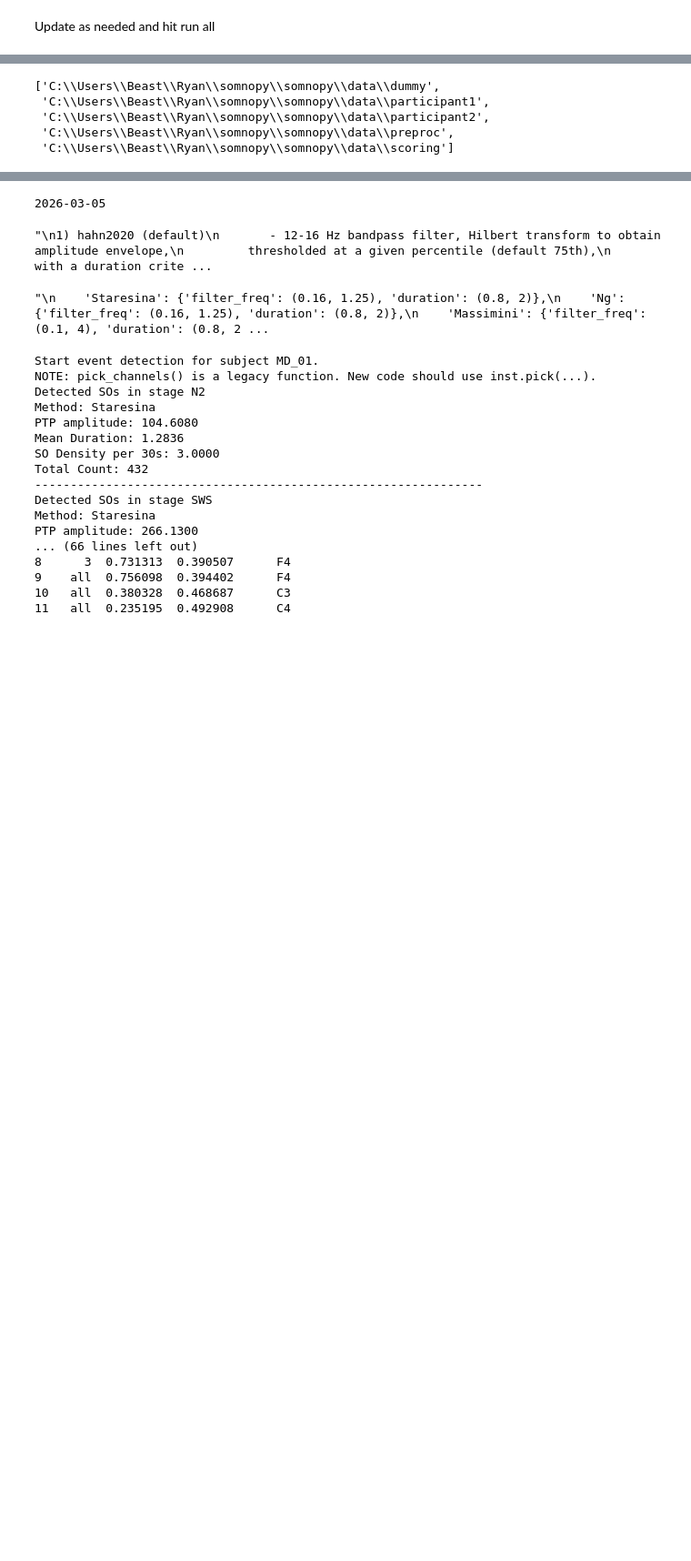
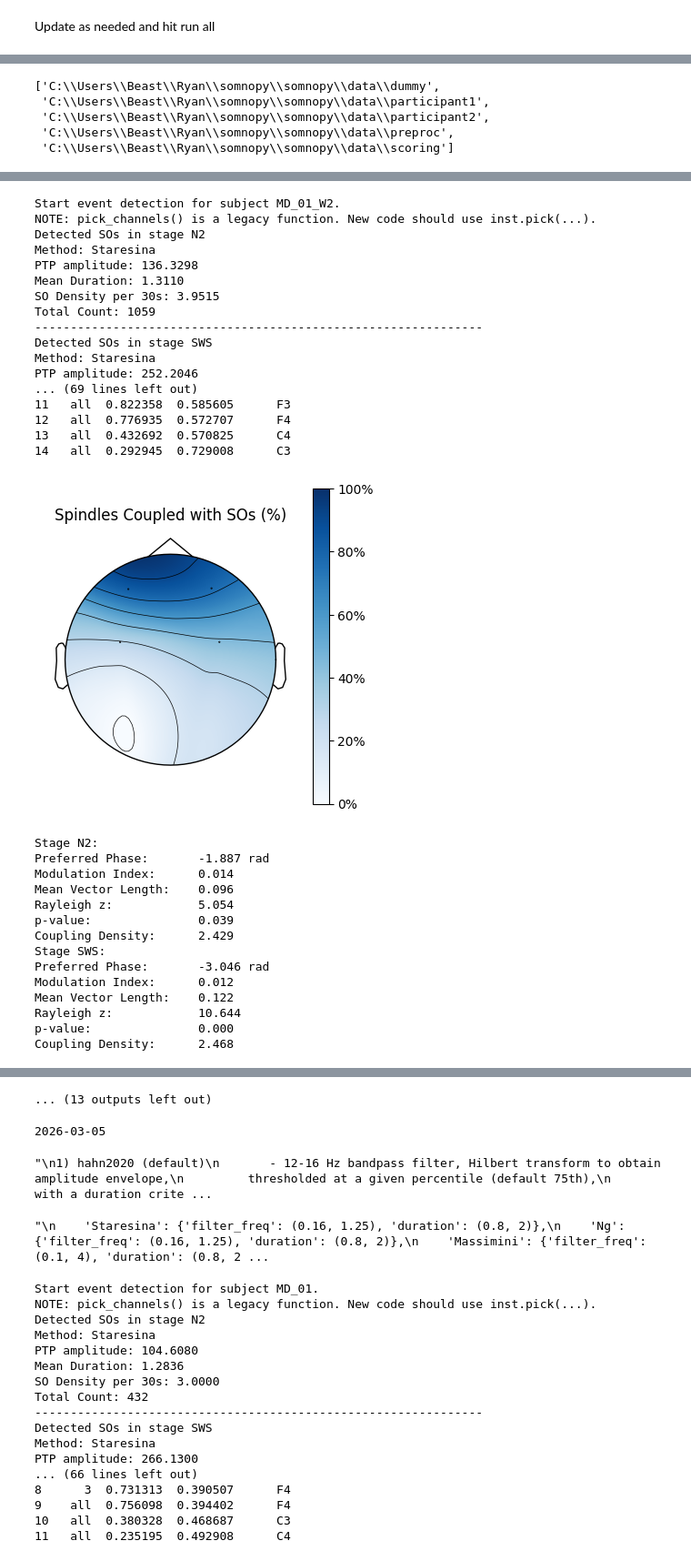
Before and after one commit to Somneuro-Lab-UMass/somnopy-v2, a Jupyter notebook: SPSO_Coupling_Notebook.ipynb, the cells around one changed output, grey strips where cells are left out. Shown at 91% size. Cells and saved outputs as stored; diff of their text form; code cells hidden in the pictures; blank space fills up the shorter version.

```diff
--- a/SPSO_Coupling_Notebook.ipynb
+++ b/SPSO_Coupling_Notebook.ipynb
@@ -73,17 +73,18 @@ dur_upper = None
 # %%
 #get the folder paths to pass into the get_sosp_for_folder function
 folder_paths = [str(p) for p in Path(data_path).iterdir() if p.is_dir()]
-# %%
-folder_paths
-# %% [output]
-['C:\\Users\\Beast\\Ryan\\somnopy\\somnopy\\data\\dummy',
- 'C:\\Users\\Beast\\Ryan\\somnopy\\somnopy\\data\\participant1',
- 'C:\\Users\\Beast\\Ryan\\somnopy\\somnopy\\data\\participant2',
- 'C:\\Users\\Beast\\Ryan\\somnopy\\somnopy\\data\\preproc',
- 'C:\\Users\\Beast\\Ryan\\somnopy\\somnopy\\data\\scoring']
+# %%
+folder_paths
+# %% [output]
+['C:\\Users\\Beast\\Ryan\\somnopy\\somnopy\\data\\dummy',
+ 'C:\\Users\\Beast\\Ryan\\somnopy\\somnopy\\data\\participant1',
+ 'C:\\Users\\Beast\\Ryan\\somnopy\\somnopy\\data\\participant2',
+ 'C:\\Users\\Beast\\Ryan\\somnopy\\somnopy\\data\\preproc',
+ 'C:\\Users\\Beast\\Ryan\\somnopy\\somnopy\\data\\scoring']
 # %%
 #run coupling analysis
 #figs should auto save out
+#figs now save, future should stem all info (datetime included) and pass to function calls. Currently overwrites past figs
 
 today_str = datetime.now().strftime("%Y-%m-%d")
 
@@ -127,9 +128,6 @@ for folder in folder_paths:
 
     except Exception as e:
         print(f"❌ Error processing {folder}: {e}")
-
-
-    break
 # %% [output]
 RUNNING C:\Users\Beast\Ryan\somnopy\somnopy\data\dummy
 Start event detection for subject MD_01.
@@ -168,0 +198,32 @@ Coupling Density:      1.638
+Start event detection for subject MD_01_W2.
+NOTE: pick_channels() is a legacy function. New code should use inst.pick(...).
+Detected SOs in stage N2
+Method: Staresina
+PTP amplitude: 136.3298
+Mean Duration: 1.3110
+SO Density per 30s: 3.9515
+Total Count: 1059
+---------------------------------------------------------------
+Detected SOs in stage SWS
+Method: Staresina
+PTP amplitude: 252.2046
+... (69 lines left out)
+11   all  0.822358  0.585605      F3
+12   all  0.776935  0.572707      F4
+13   all  0.432692  0.570825      C4
+14   all  0.292945  0.729008      C3
+[figure, added]
+Stage N2:
+Preferred Phase:       -1.887 rad
+Modulation Index:      0.014
+Mean Vector Length:    0.096
+Rayleigh z:            5.054
+p-value:               0.039
+Coupling Density:      2.429
+Stage SWS:
+Preferred Phase:       -3.046 rad
+Modulation Index:      0.012
+Mean Vector Length:    0.122
+Rayleigh z:            10.644
+p-value:               0.000
+Coupling Density:      2.468
@@ -169,3 +231,4 @@ Coupling Density:      1.638
+... (13 outputs left out)
 # %%
 print(today_str)
 # %% [output]
```
Also changed, not shown: parts of 2 cells of this notebook, 3 other files.
